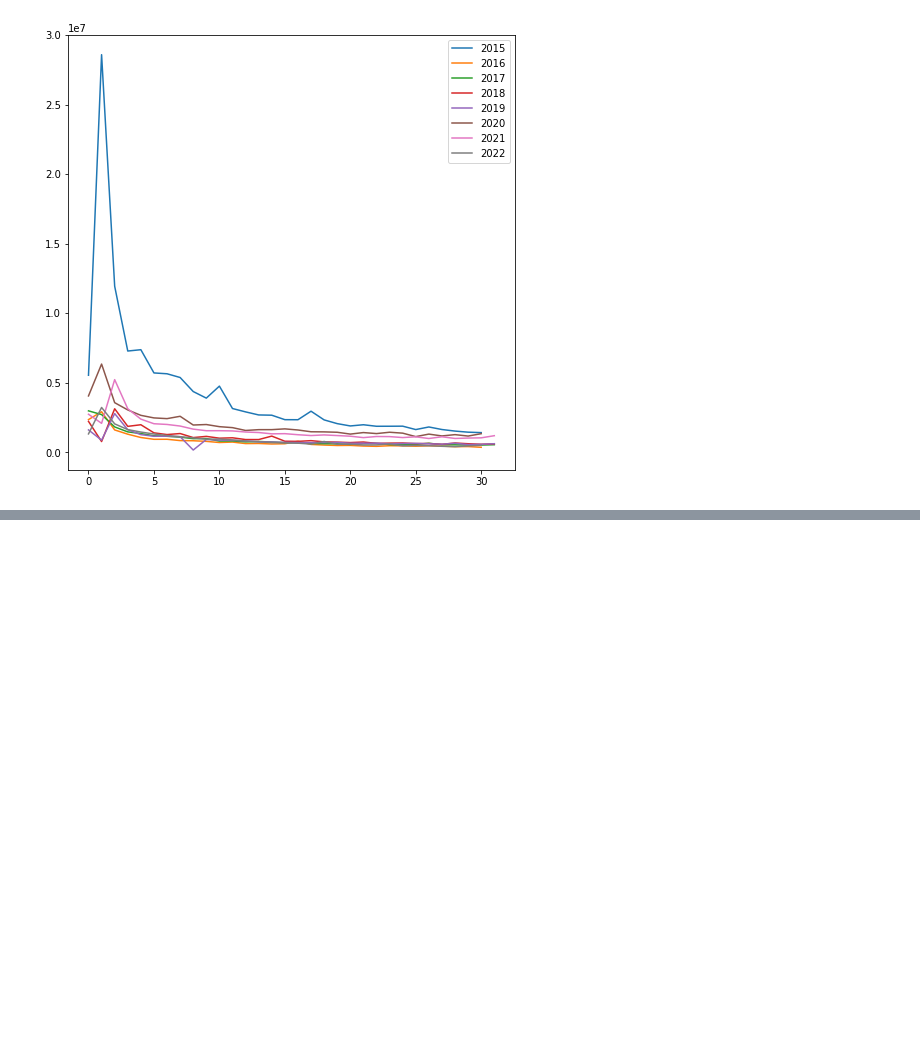
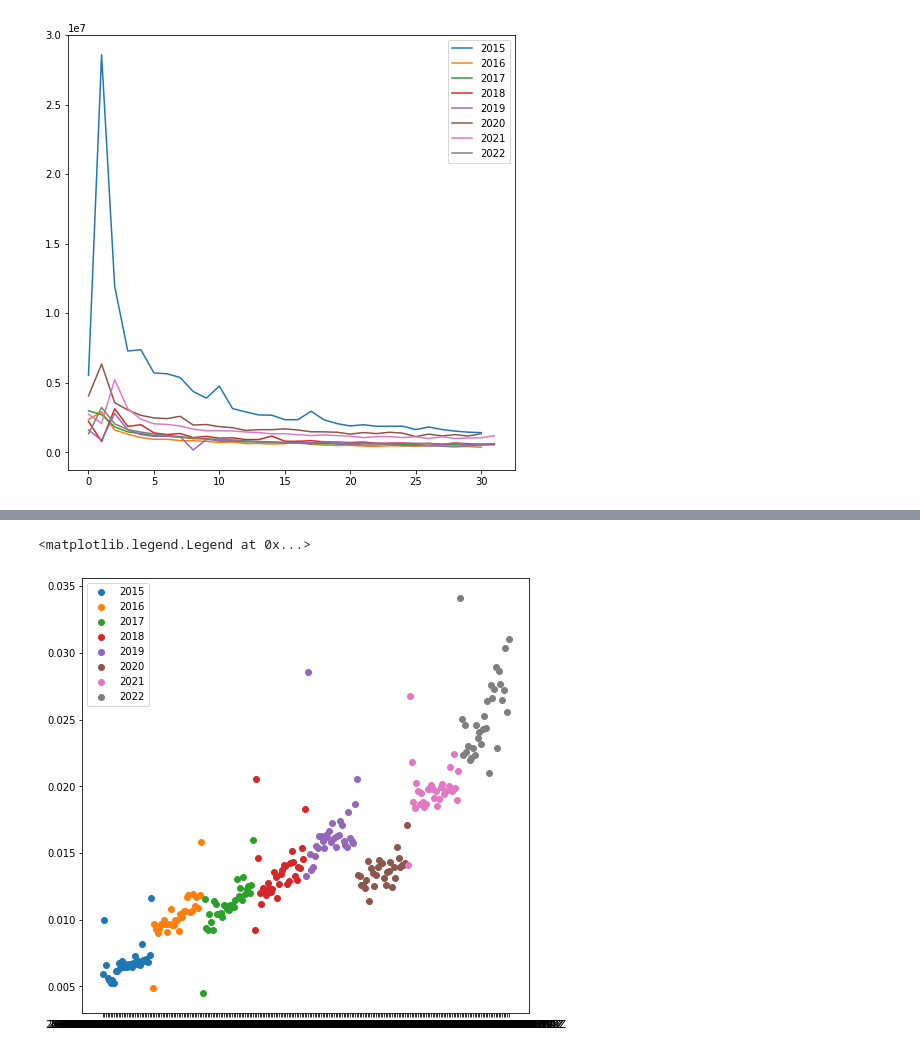
Before and after one commit to dsantistevan/YogaWithAdrieneAnalysis, a Jupyter notebook: Untitled.ipynb, the cells around one changed output, grey strips where cells are left out. Saved outputs shown, nothing was run; the diff lists cells and outputs as text; code cells hidden in the pictures; blank space fills up the shorter version.

```diff
--- a/Untitled.ipynb
+++ b/Untitled.ipynb
@@ -73,0 +88,15 @@ plt.legend()
+# %%
+plt.figure(figsize=(8,8))
+desfase = 0
+year = 2015 + desfase
+for i in onlyfiles[desfase:]:
+    example = pd.read_csv(mypath+i)
+
+    example['like_view_prop'] = example['like_count'] / example['view_count']
+
+    plt.scatter(example['published'], example['like_view_prop'], label=str(year))
+    year+=1
+plt.legend()
+# %% [output]
+<matplotlib.legend.Legend at 0x...>
+[figure, added]
```
Also changed, not shown: parts of 3 cells of this notebook.
